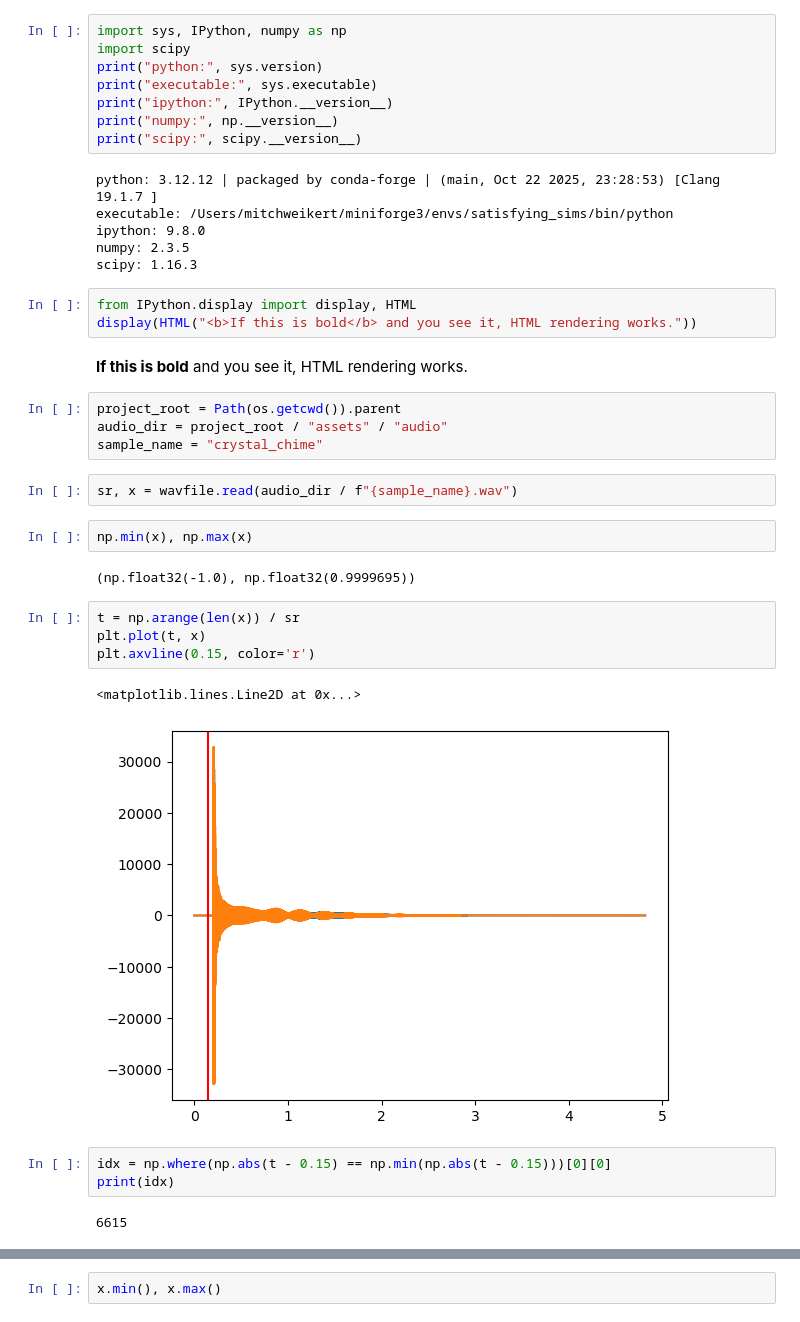
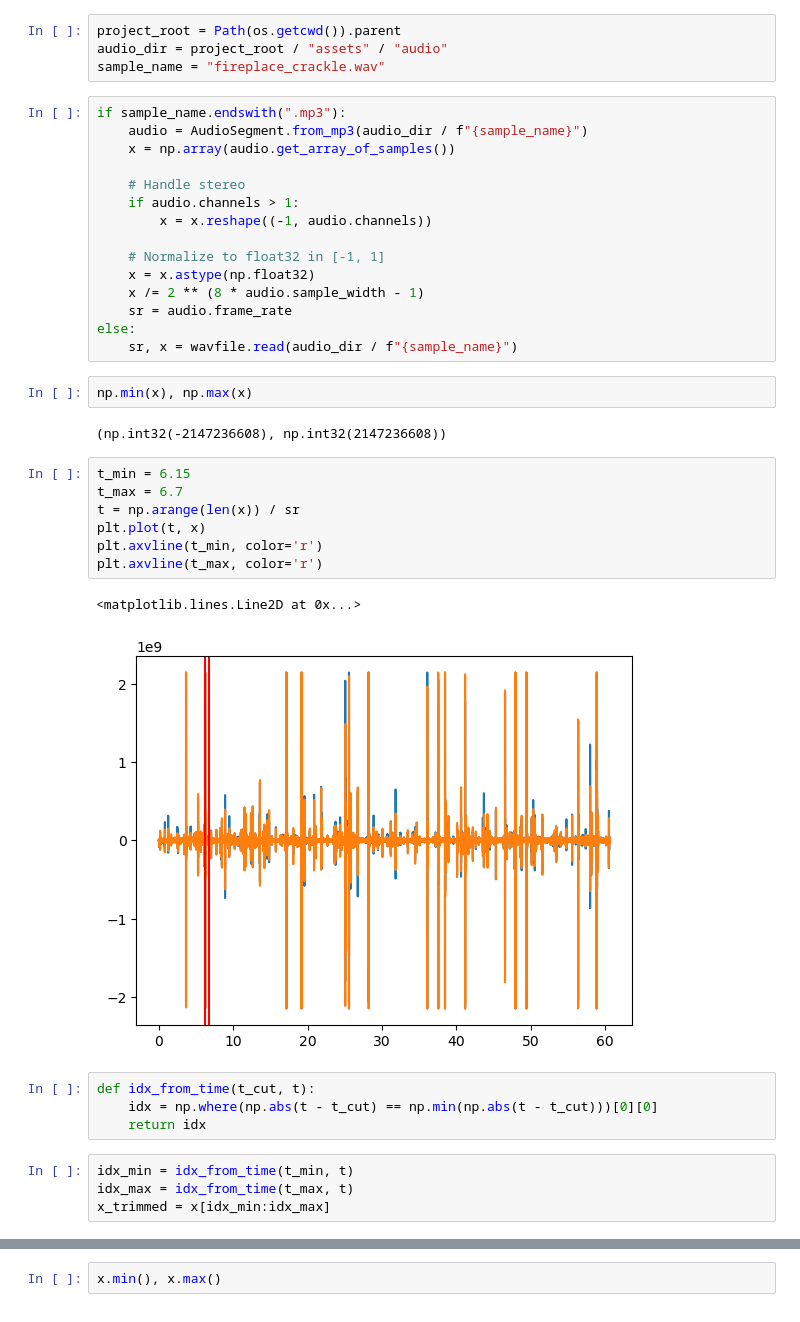
Before and after one commit to mweik23/satisfying_sims, a Jupyter notebook: notebooks/audio_engineering.ipynb, the cells around one changed output, grey strips where cells are left out. Saved outputs shown, nothing was run; the diff lists cells and outputs as text.

```diff
--- a/notebooks/audio_engineering.ipynb
+++ b/notebooks/audio_engineering.ipynb
@@ -9,42 +10,42 @@ import matplotlib.pyplot as plt
-# %%
-import sys, IPython, numpy as np
-import scipy
-print("python:", sys.version)
-print("executable:", sys.executable)
-print("ipython:", IPython.__version__)
-print("numpy:", np.__version__)
-print("scipy:", scipy.__version__)
-# %% [output]
-python: 3.12.12 | packaged by conda-forge | (main, Oct 22 2025, 23:28:53) [Clang 19.1.7 ]
-executable: /Users/mitchweikert/miniforge3/envs/satisfying_sims/bin/python
-ipython: 9.8.0
-numpy: 2.3.5
-scipy: 1.16.3
-# %%
-from IPython.display import display, HTML
-display(HTML("<b>If this is bold</b> and you see it, HTML rendering works."))
-# %% [output]
-If this is bold and you see it, HTML rendering works.
 # %%
 project_root = Path(os.getcwd()).parent
 audio_dir = project_root / "assets" / "audio"
-sample_name = "crystal_chime"
+sample_name = "fireplace_crackle.wav"
 # %%
-sr, x = wavfile.read(audio_dir / f"{sample_name}.wav")
+if sample_name.endswith(".mp3"):
+    audio = AudioSegment.from_mp3(audio_dir / f"{sample_name}")
+    x = np.array(audio.get_array_of_samples())
+
+    # Handle stereo
+    if audio.channels > 1:
+        x = x.reshape((-1, audio.channels))
+
+    # Normalize to float32 in [-1, 1]
+    x = x.astype(np.float32)
+    x /= 2 ** (8 * audio.sample_width - 1)
+    sr = audio.frame_rate
+else:
+    sr, x = wavfile.read(audio_dir / f"{sample_name}")
 # %%
 np.min(x), np.max(x)
 # %% [output]
-(np.float32(-1.0), np.float32(0.9999695))
+(np.int32(-2147236608), np.int32(2147236608))
 # %%
+t_min = 6.15
+t_max = 6.7
 t = np.arange(len(x)) / sr
 plt.plot(t, x)
-plt.axvline(0.15, color='r')
+plt.axvline(t_min, color='r')
+plt.axvline(t_max, color='r')
 # %% [output]
 <matplotlib.lines.Line2D at 0x...>
-[figure, old version]
+[figure, new version]
 # %%
-idx = np.where(np.abs(t - 0.15) == np.min(np.abs(t - 0.15)))[0][0]
-print(idx)
+def idx_from_time(t_cut, t):
+    idx = np.where(np.abs(t - t_cut) == np.min(np.abs(t - t_cut)))[0][0]
+    return idx
-# %% [output]
-6615
+# %%
+idx_min = idx_from_time(t_min, t)
+idx_max = idx_from_time(t_max, t)
+x_trimmed = x[idx_min:idx_max]
 # %%
```
Also changed, not shown: parts of 2 cells of this notebook, 45 other files.
